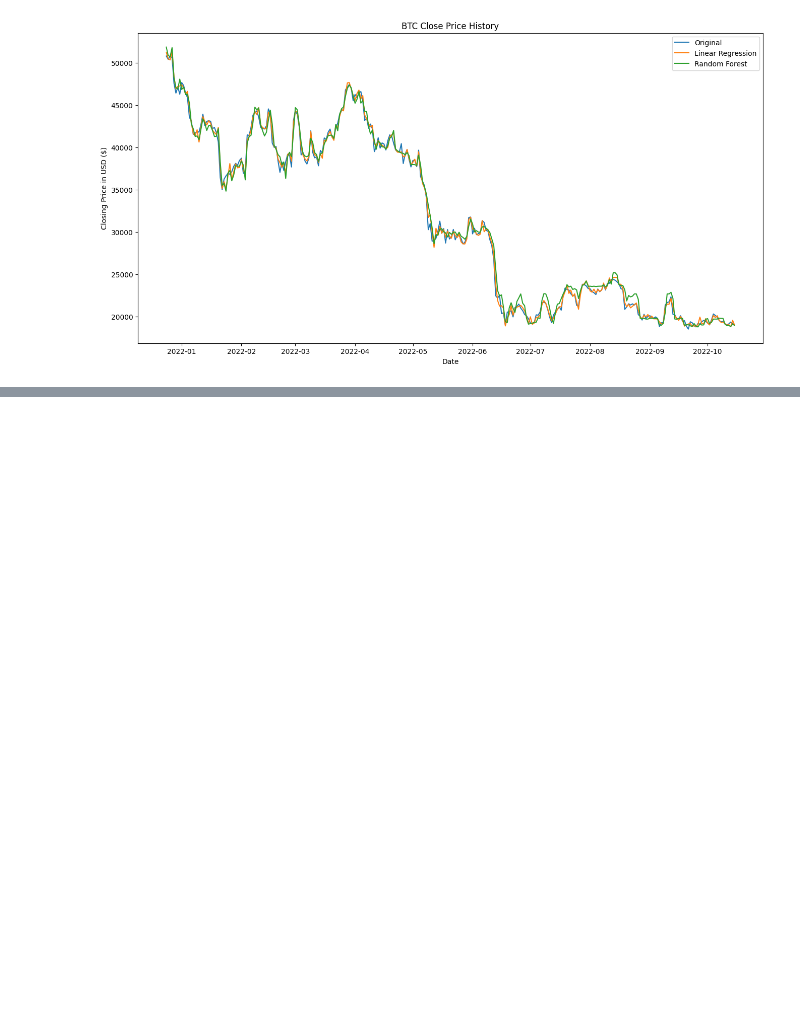
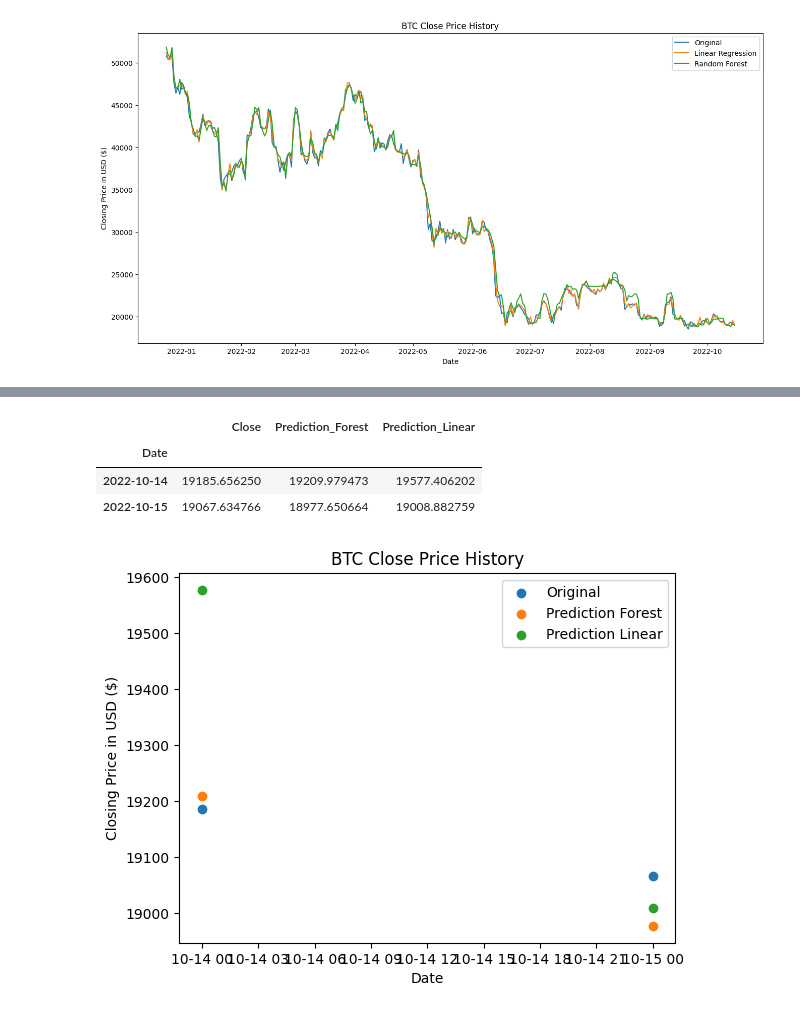
Before and after one commit to RompfRobert/Machine_Learning_and_Deep_Learning, a Jupyter notebook: MIB_Non-Neural_Machine_Learning/08_Assignement/rrompf_assignement_B.ipynb, the cells around one changed output, grey strips where cells are left out. Cells and saved outputs as stored; diff of their text form; code cells hidden in the pictures; blank space fills up the shorter version.

```diff
--- a/MIB_Non-Neural_Machine_Learning/08_Assignement/rrompf_assignement_B.ipynb
+++ b/MIB_Non-Neural_Machine_Learning/08_Assignement/rrompf_assignement_B.ipynb
@@ -254,8 +259,8 @@ Need more data. Re-did the entire test with approximately 3000 rows instead of 1
 import yfinance as yf
 
 btc = yf.download("BTC-USD", start="2012-01-01", end="2022-10-16")
-df = pd.DataFrame(btc)
-df.dropna()
+df2 = pd.DataFrame(btc)
+df2.dropna()
 # %% [output]
 [*********************100%***********************]  1 of 1 completed
 |  | Open | High | Low | Close | Adj Close | Volume |
@@ -377,0 +388,16 @@ plt.show()
+# %%
+# Create adjustable variable to predict # days ahead
+future_days = 2
+# %%
+# Create X and y variables shifted by the number of days we want to predict.
+X = df2.drop(['Close', 'Adj Close'], axis=1)[:-future_days]
+y = df2[['Close']][:-future_days]
+
+# Divide the dataset
+X_train, X_test, y_train, y_test = train_test_split(X, y, shuffle=False, test_size=0.2)
+
+# Train both models
+forest = RandomForestRegressor().fit(X_train, y_train)
+linear = LinearRegression().fit(X_train, y_train)
+
+X
@@ -377,0 +419,10 @@ plt.show()
+# %%
+# Now we just need to provide the models with new datasets and see how it will predict the future values.
+to_predict = df2.drop(['Close', 'Adj Close'], axis=1)['2022-10-14':]
+
+forest_pred = forest.predict(to_predict)
+lr_pred = linear.predict(to_predict)
+
+future_prices = df2[X.shape[0]:]
+future_prices['Prediction_Forest'] = forest_pred
+future_prices['Prediction_Linear'] = lr_pred
@@ -377,0 +440,18 @@ plt.show()
+# %%
+future_prices[['Close', 'Prediction_Forest', 'Prediction_Linear']]
+# %% [output]
+|  | Close | Prediction_Forest | Prediction_Linear |
+| Date |  |  |  |
+| 2022-10-14 | 19185.656250 | 19209.979473 | 19577.406202 |
+| 2022-10-15 | 19067.634766 | 18977.650664 | 19008.882759 |
+# %%
+plt.title('BTC Close Price History')
+plt.xlabel('Date')
+plt.ylabel('Closing Price in USD ($)')
+plt.scatter(future_prices.index, future_prices['Close'])
+plt.scatter(future_prices.index, future_prices['Prediction_Forest'])
+plt.scatter(future_prices.index, future_prices['Prediction_Linear'])
+plt.legend(['Original', 'Prediction Forest', 'Prediction Linear'])
+plt.show()
+# %% [output]
+[figure, added]
```
Also changed, not shown: parts of 17 cells of this notebook.
